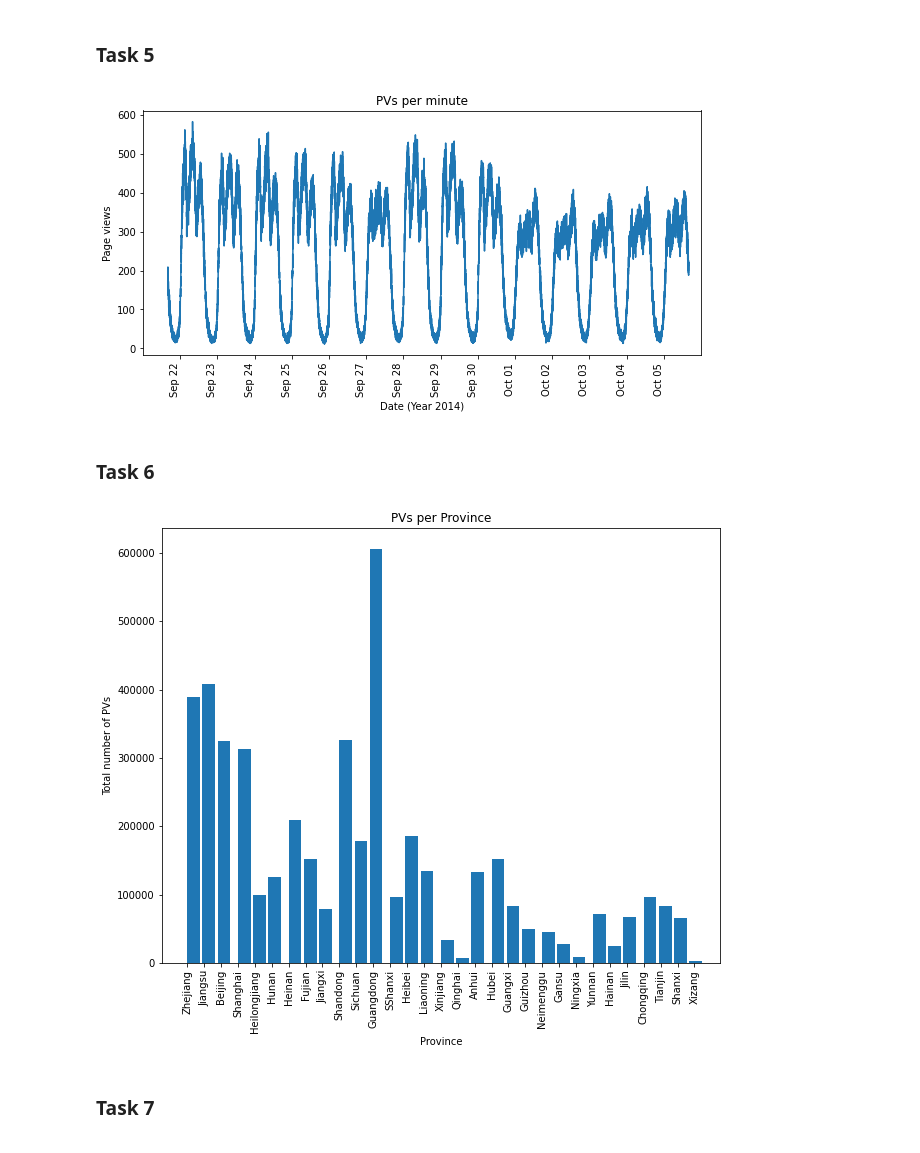
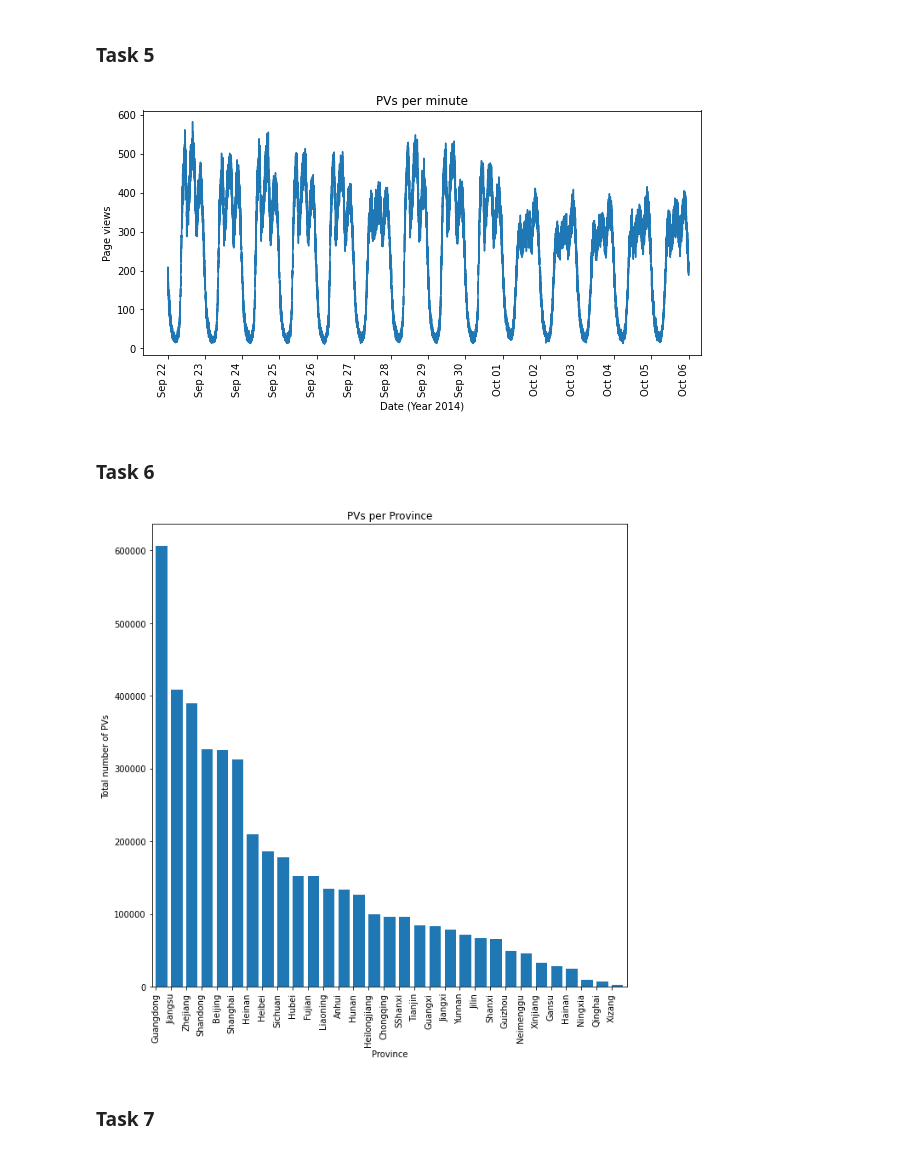
Before and after one commit to Sahandfer/THU-ACP, a Jupyter notebook: Advanced Network Management/Assignment/Assignment 1/A1.ipynb, the cells around one changed output. Cells and saved outputs as stored; diff of their text form; code cells hidden in the pictures.

```diff
--- a/Advanced Network Management/Assignment/Assignment 1/A1.ipynb
+++ b/Advanced Network Management/Assignment/Assignment 1/A1.ipynb
@@ -27,12 +27,18 @@
 # %% [markdown]
 ### Preliminary preparations
 # %%
+import glob, os
+import matplotlib
+
+import numpy as np
 import pandas as pd
+import datetime as dt
+import matplotlib.dates as mdates
+
 import matplotlib.pyplot as plt
 %matplotlib inline
-import numpy as np
 
-import glob, os
+matplotlib.rcParams['timezone'] = 'Asia/Shanghai'
 
 csv_files = glob.glob("dataset/*.csv")
 
@@ -80,10 +54,0 @@ dataset.head()
-# %%
-import datetime as dt
-
-dataset['time'] = pd.to_datetime(dataset['Timestamp'], unit='s').dt.tz_localize('UTC').dt.tz_convert('Asia/Shanghai')
-dataset['date'] = dataset['time'].dt.date
-diffs = dataset['time'] - dataset['time'].shift()
-intervals = diffs > pd.Timedelta('1min')
-periods = intervals.cumsum().apply(lambda x: '{}'.format(x))
-dataset['period'] = periods
-dataset.tail()
@@ -229,24 +165,11 @@ temp1 = d.groupby(['period']).agg(count=('period', 'size'), Timestamp =('Timesta
 temp1['time'] = pd.to_datetime(temp1['Timestamp'], unit='s').dt.tz_localize('UTC').dt.tz_convert('Asia/Shanghai')
 temp1['date'] = temp1['time'].dt.date
 # %%
-def get_dates():
-    start = dt.date(2014, 9, 22)
-    end = dt.date(2014, 10, 5)
-    dates = []
-
-    time_diff = end - start
-    for i in range(time_diff.days + 1):
-        new_date = start + dt.timedelta(days=i)
-        dates.append(new_date)
-    return dates
-
 ax = temp1.plot(x='time', y='count', kind='line', legend=False, title="PVs per minute", figsize= (10, 5))
 ax.set_xlabel("Date (Year 2014)")
 ax.set_ylabel("Page views")
 ax.get_xaxis().set_major_formatter(mdates.DateFormatter('%b %d'))
 ax.set_xlim(pd.Timestamp('2014-09-21'), pd.Timestamp('2014-10-06'))
-
-dates = get_dates()
 plt.xticks(dates, rotation = 90)
 
 plt.show()
@@ -254,25 +177,27 @@ plt.show()
 fig = ax.get_figure()
 fig.savefig("figure_6", dpi=300)
 # %% [output]
-[figure, old version]
+[figure, new version]
 # %% [markdown]
 ### Task 6
 # %%
 fig, ax = plt.subplots()
 mask = dataset['Province'].isin(['None'])
-tt = dataset[~mask]['Province']
-tt.hist(histtype='bar', bins=100, figsize=(10,8),align='mid',width=0.75, ax=ax)
+te = dataset[~mask]
+tt=te.groupby(['Province']).agg(count=('Province', 'size'), province=("Province", "first")).sort_values('count', ascending=False)
+
+tt.plot(x='province', y="count", kind="bar", legend=False, title="Average SRT every 10 minutes", figsize= (10, 10), width=0.75, ax=ax,align='edge')
 
 ax.set_title('PVs per Province')
 ax.set_xlabel("Province")
 ax.set_ylabel("Total number of PVs")
 ax.grid(False)
 plt.xticks(rotation = 90)
 plt.show()
 
 fig.savefig("figure_7", dpi=300)
 # %% [output]
-[figure, old version]
+[figure, new version]
 # %% [markdown]
 ### Task 7
 # %%
```
Also changed, not shown: parts of 14 cells of this notebook, 8 other files.
